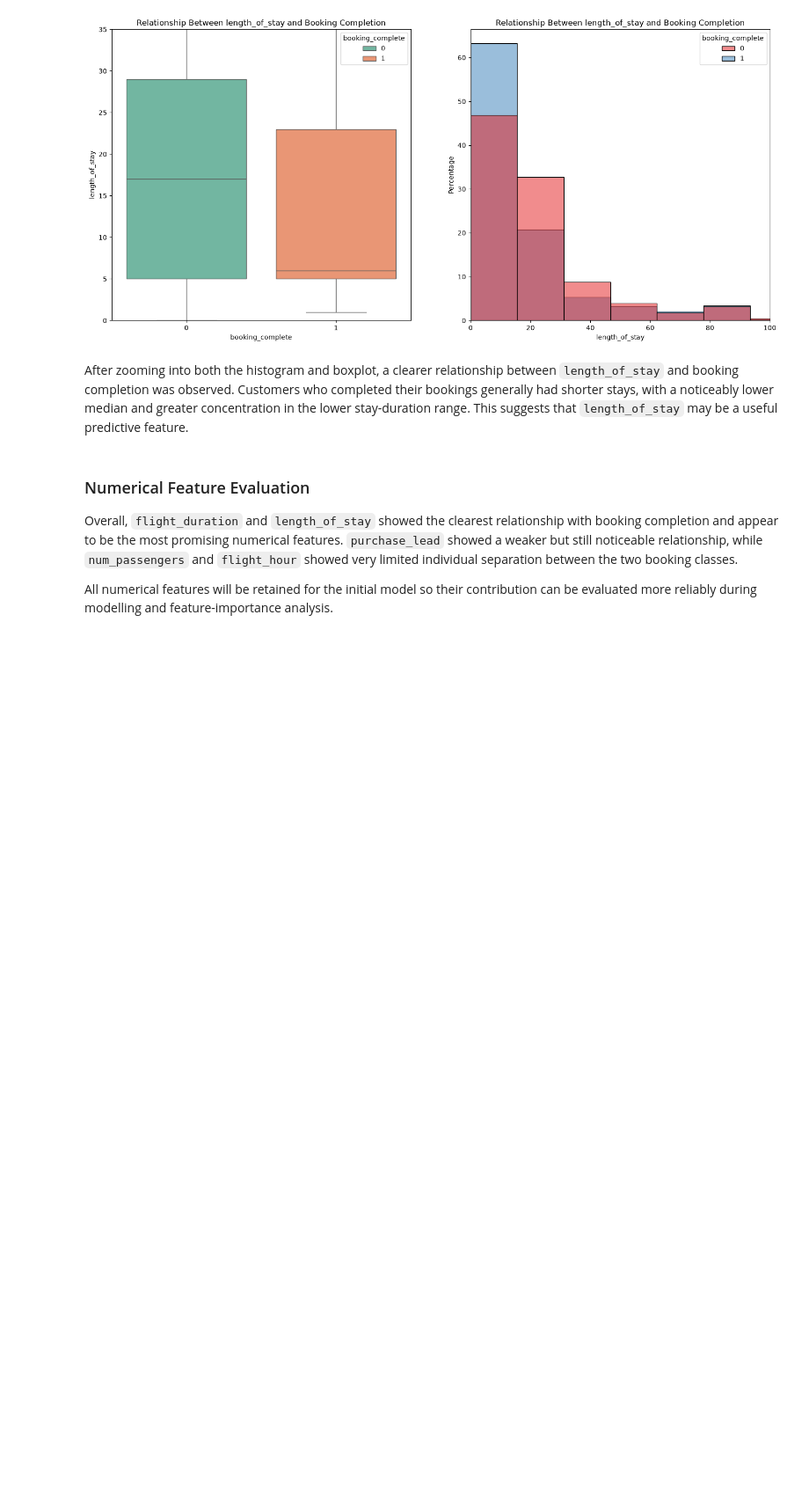
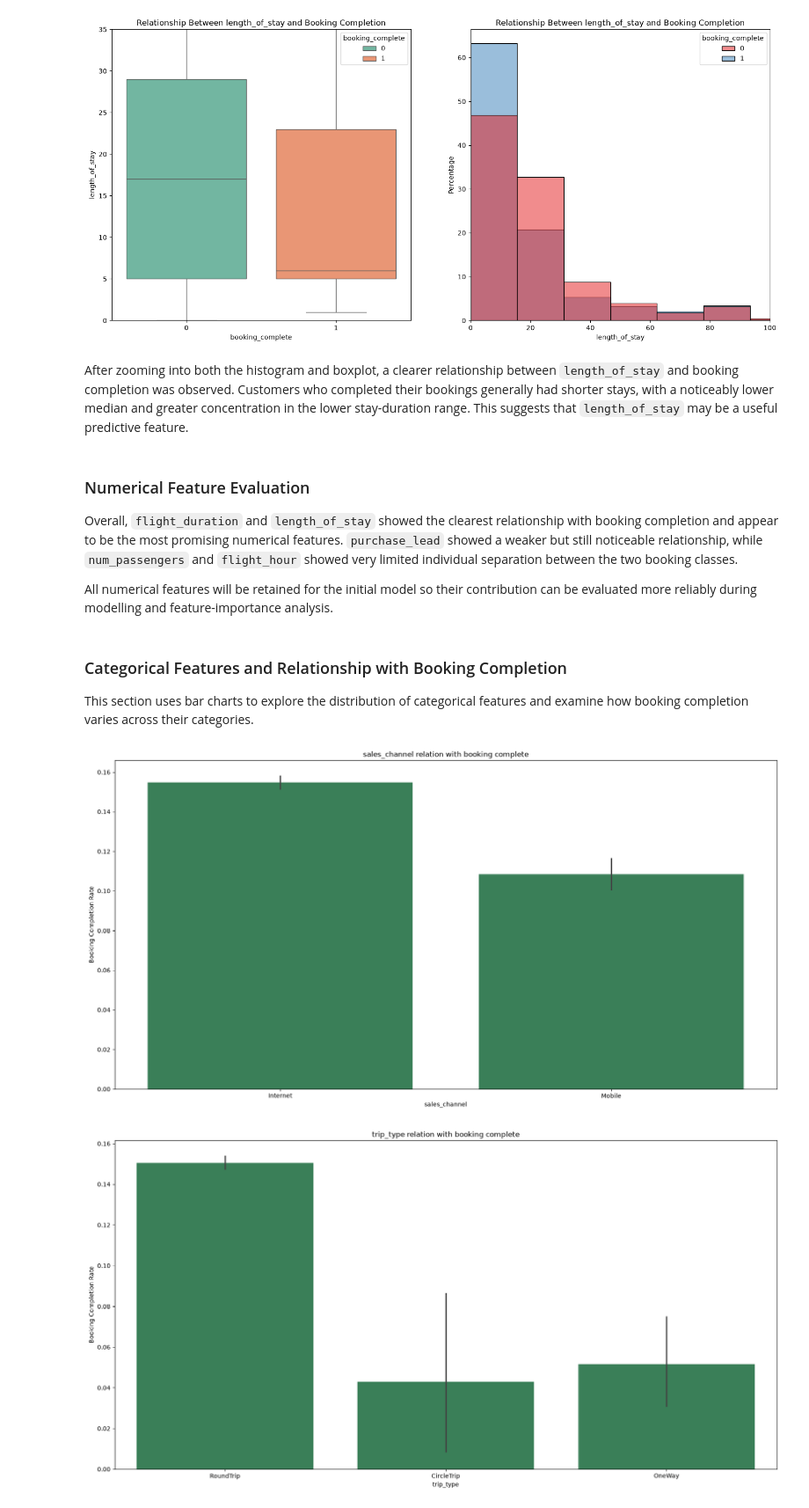
Before and after one commit to Aalli-Talpur/British-airways-data-science-job-simulation, a Jupyter notebook: british_airways_booking_prediction.ipynb, the cells around one changed output. Shown at 88% size. Drawn from its saved outputs; the diff is of its cells as text; code cells hidden in the pictures; blank space fills up the shorter version.

Commit message:
Complete initial categorical feature evaluation

```diff
--- a/british_airways_booking_prediction.ipynb
+++ b/british_airways_booking_prediction.ipynb
@@ -155,7 +155,7 @@ The target variable is imbalanced, with approximately 85% of observations belong
 # %% [markdown]
 ### Numerical Features and Relationship with Target
 # %%
-numerical_columns = df[['num_passengers', 'purchase_lead', 'length_of_stay', 'flight_hour', 'flight_duration']]
+numerical_columns = ['num_passengers', 'purchase_lead', 'length_of_stay', 'flight_hour', 'flight_duration']
 
 for column in numerical_columns:
     fig = plt.figure(figsize=(18,8))
@@ -211,3 +211,20 @@ After zooming into both the histogram and boxplot, a clearer relationship betwee
 Overall, `flight_duration` and `length_of_stay` showed the clearest relationship with booking completion and appear to be the most promising numerical features. `purchase_lead` showed a weaker but still noticeable relationship, while `num_passengers` and `flight_hour` showed very limited individual separation between the two booking classes.
 
 All numerical features will be retained for the initial model so their contribution can be evaluated more reliably during modelling and feature-importance analysis.
+# %% [markdown]
+### Categorical Features and Relationship with Booking Completion
+
+This section uses bar charts to explore the distribution of categorical features and examine how booking completion varies across their categories.
+# %%
+categorical_columns = ["sales_channel", "trip_type", "flight_day", "wants_extra_baggage", "wants_preferred_seat", "wants_in_flight_meals"]
+
+for column in categorical_columns:
+    plt.figure(figsize=(20,10))
+    sns.barplot(data=df, x=column, y="booking_complete", color="seagreen")
+    plt.xlabel(column)
+    plt.ylabel("Booking Completion Rate")
+    plt.title(f"{column} relation with booking complete")
+    plt.show()
+# %% [output]
+[figure, added]
+[figure, added]
```
Also changed, not shown: parts of 2 cells of this notebook.
